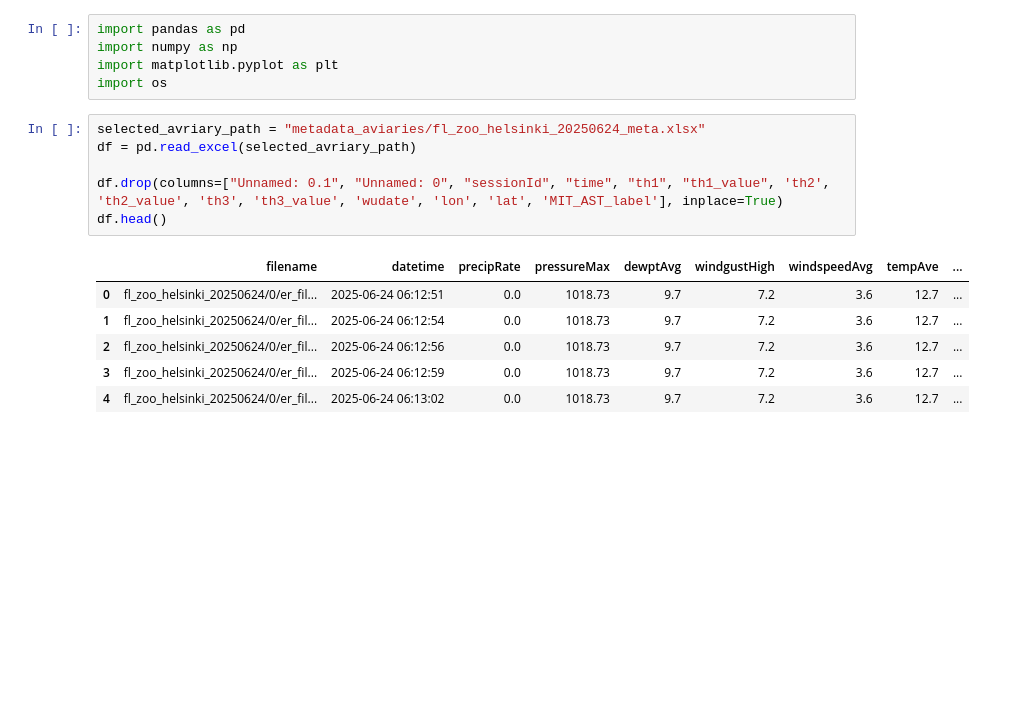
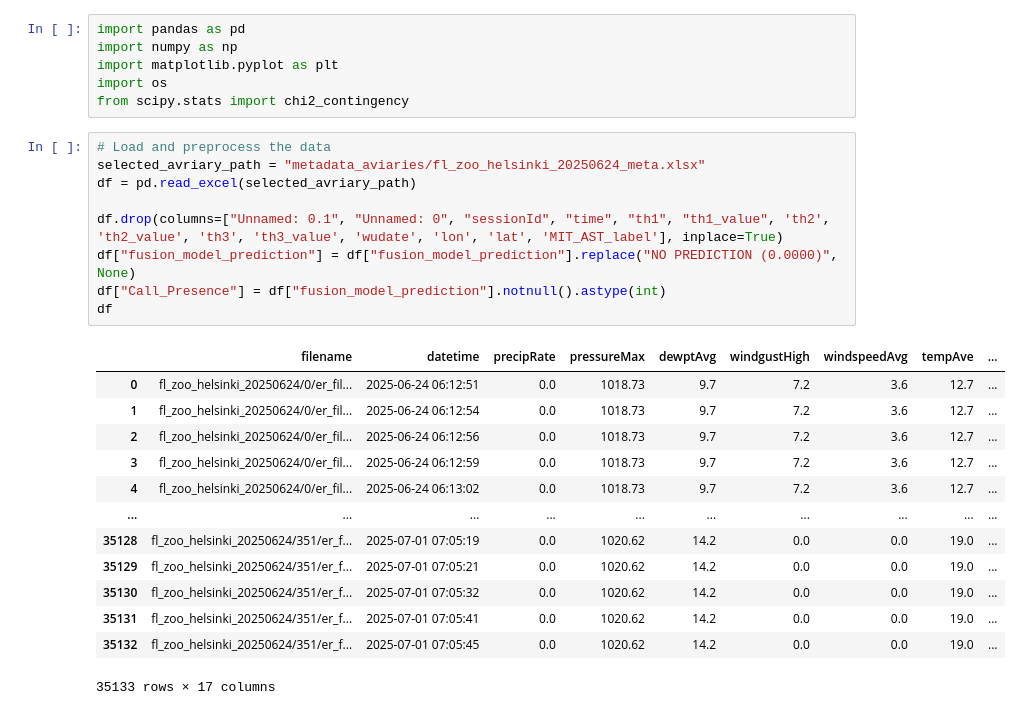
Before and after one commit to IonasDKE/Bird-Call-Type-Analysis, a Jupyter notebook: Aviary_Analysis.ipynb, the cells around one changed output. Saved outputs shown, nothing was run; the diff lists cells and outputs as text; blank space fills up the shorter version.

```diff
--- a/Aviary_Analysis.ipynb
+++ b/Aviary_Analysis.ipynb
@@ -3,19 +3,30 @@ import pandas as pd
 import numpy as np
 import matplotlib.pyplot as plt
 import os
+from scipy.stats import chi2_contingency
 # %%
+# Load and preprocess the data
 selected_avriary_path = "metadata_aviaries/fl_zoo_helsinki_20250624_meta.xlsx"
 df = pd.read_excel(selected_avriary_path)
 
 df.drop(columns=["Unnamed: 0.1", "Unnamed: 0", "sessionId", "time", "th1", "th1_value", 'th2', 'th2_value', 'th3', 'th3_value', 'wudate', 'lon', 'lat', 'MIT_AST_label'], inplace=True)
-df.head()
+df["fusion_model_prediction"] = df["fusion_model_prediction"].replace("NO PREDICTION (0.0000)", None)
+df["Call_Presence"] = df["fusion_model_prediction"].notnull().astype(int)
+df
 # %% [output]
 |  | filename | datetime | precipRate | pressureMax | dewptAvg | windgustHigh | windspeedAvg | tempAve | ... |
 | 0 | fl_zoo_helsinki_20250624/0/er_fil... | 2025-06-24 06:12:51 | 0.0 | 1018.73 | 9.7 | 7.2 | 3.6 | 12.7 | ... |
 | 1 | fl_zoo_helsinki_20250624/0/er_fil... | 2025-06-24 06:12:54 | 0.0 | 1018.73 | 9.7 | 7.2 | 3.6 | 12.7 | ... |
 | 2 | fl_zoo_helsinki_20250624/0/er_fil... | 2025-06-24 06:12:56 | 0.0 | 1018.73 | 9.7 | 7.2 | 3.6 | 12.7 | ... |
 | 3 | fl_zoo_helsinki_20250624/0/er_fil... | 2025-06-24 06:12:59 | 0.0 | 1018.73 | 9.7 | 7.2 | 3.6 | 12.7 | ... |
 | 4 | fl_zoo_helsinki_20250624/0/er_fil... | 2025-06-24 06:13:02 | 0.0 | 1018.73 | 9.7 | 7.2 | 3.6 | 12.7 | ... |
+| ... | ... | ... | ... | ... | ... | ... | ... | ... | ... |
+| 35128 | fl_zoo_helsinki_20250624/351/er_f... | 2025-07-01 07:05:19 | 0.0 | 1020.62 | 14.2 | 0.0 | 0.0 | 19.0 | ... |
+| 35129 | fl_zoo_helsinki_20250624/351/er_f... | 2025-07-01 07:05:21 | 0.0 | 1020.62 | 14.2 | 0.0 | 0.0 | 19.0 | ... |
+| 35130 | fl_zoo_helsinki_20250624/351/er_f... | 2025-07-01 07:05:32 | 0.0 | 1020.62 | 14.2 | 0.0 | 0.0 | 19.0 | ... |
+| 35131 | fl_zoo_helsinki_20250624/351/er_f... | 2025-07-01 07:05:41 | 0.0 | 1020.62 | 14.2 | 0.0 | 0.0 | 19.0 | ... |
+| 35132 | fl_zoo_helsinki_20250624/351/er_f... | 2025-07-01 07:05:45 | 0.0 | 1020.62 | 14.2 | 0.0 | 0.0 | 19.0 | ... |
+35133 rows × 17 columns
 # %%
 # See effect of rain on vocalisations
 # precipRate we dont know the measure, not explained in the README
```
Also changed, not shown: parts of 2 cells of this notebook, 1 other file.
